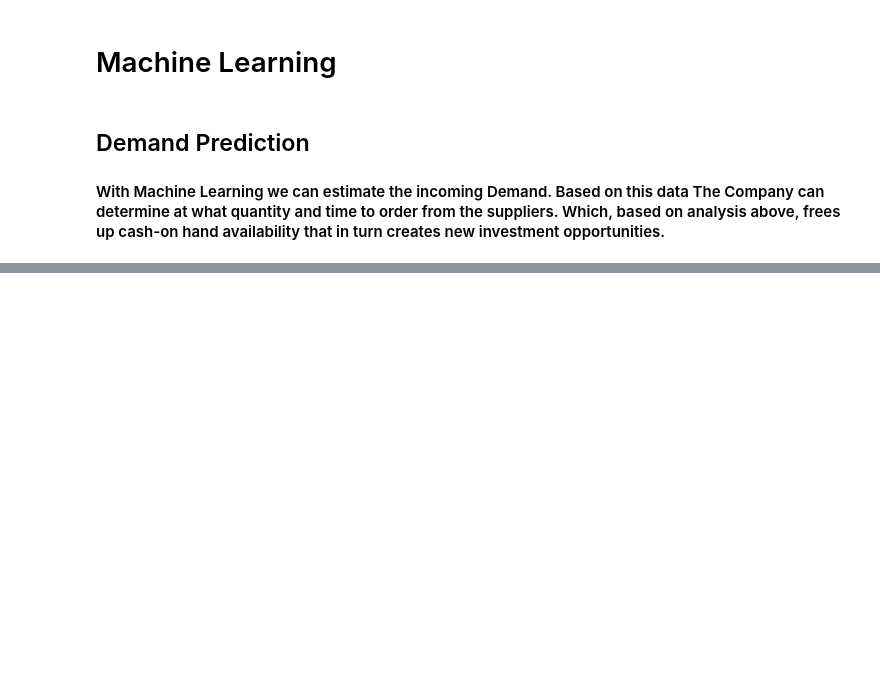
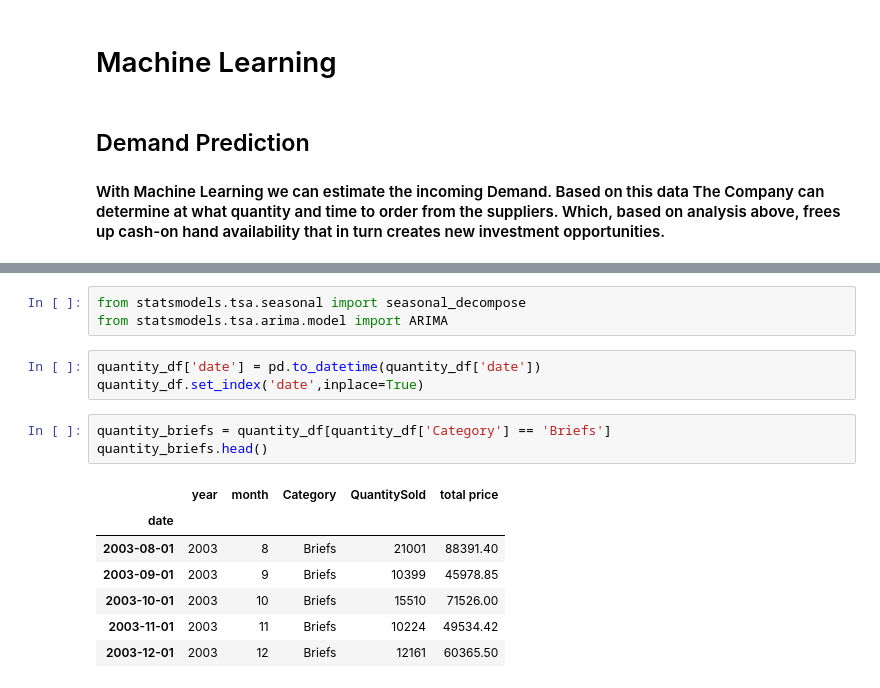
Before and after one commit to unintelligible-screeching/Personal-Project-2, a Jupyter notebook: Underwear Data with 11 Tables & up to 100K+ rows(2).ipynb, the cells around one changed output, grey strips where cells are left out. Cells and saved outputs as stored; diff of their text form; blank space fills up the shorter version.

```diff
--- a/Underwear Data with 11 Tables & up to 100K+ rows(2).ipynb
+++ b/Underwear Data with 11 Tables & up to 100K+ rows(2).ipynb
@@ -492,0 +487,17 @@ Assumming that The Company is not under any legal obligations of the supliers (e
+# %%
+from statsmodels.tsa.seasonal import seasonal_decompose
+from statsmodels.tsa.arima.model import ARIMA
+# %%
+quantity_df['date'] = pd.to_datetime(quantity_df['date'])
+quantity_df.set_index('date',inplace=True)
+# %%
+quantity_briefs = quantity_df[quantity_df['Category'] == 'Briefs']
+quantity_briefs.head()
+# %% [output]
+|  | year | month | Category | QuantitySold | total price |
+| date |  |  |  |  |  |
+| 2003-08-01 | 2003 | 8 | Briefs | 21001 | 88391.40 |
+| 2003-09-01 | 2003 | 9 | Briefs | 10399 | 45978.85 |
+| 2003-10-01 | 2003 | 10 | Briefs | 15510 | 71526.00 |
+| 2003-11-01 | 2003 | 11 | Briefs | 10224 | 49534.42 |
+| 2003-12-01 | 2003 | 12 | Briefs | 12161 | 60365.50 |
```
Also changed, not shown: parts of 5 cells of this notebook.
